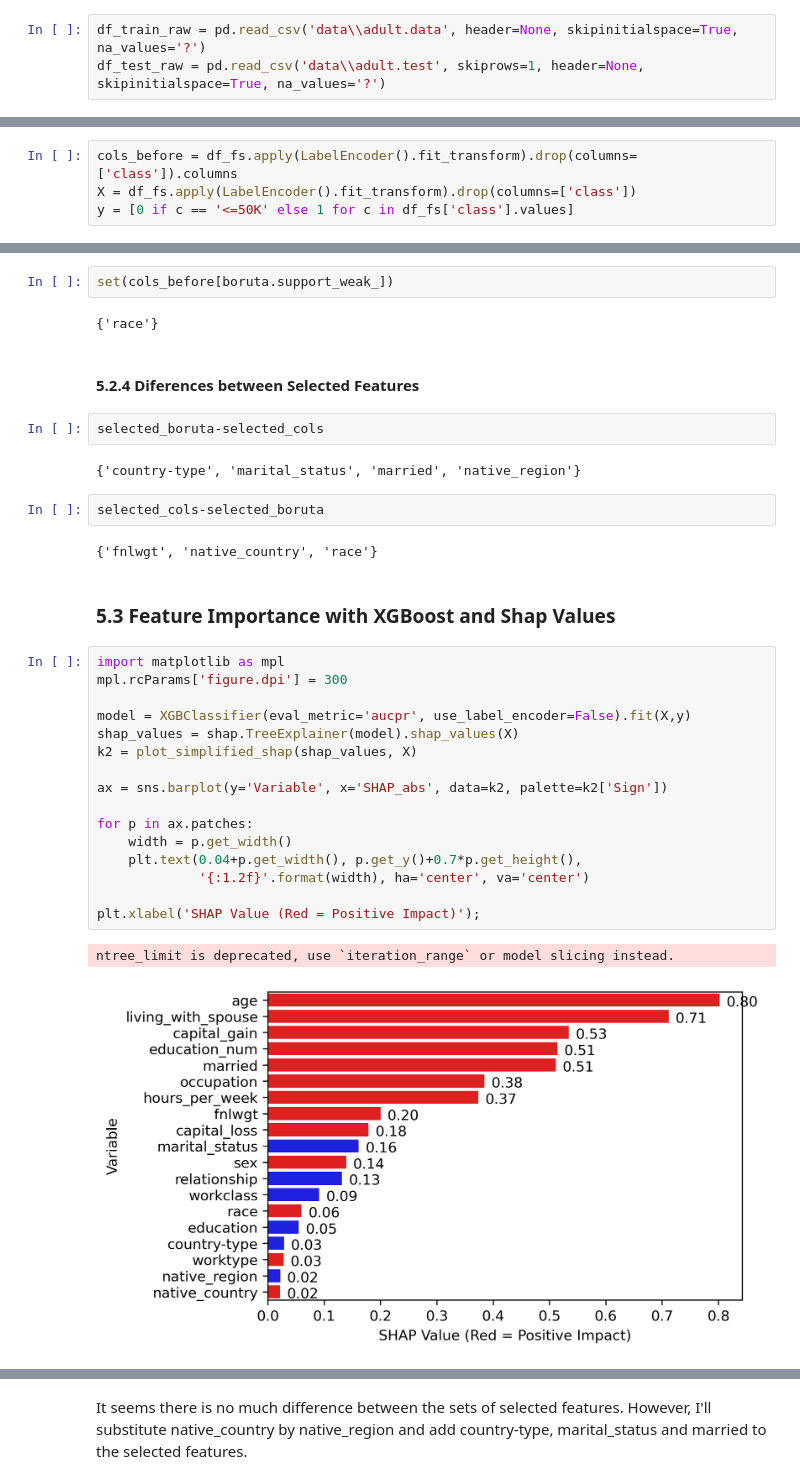
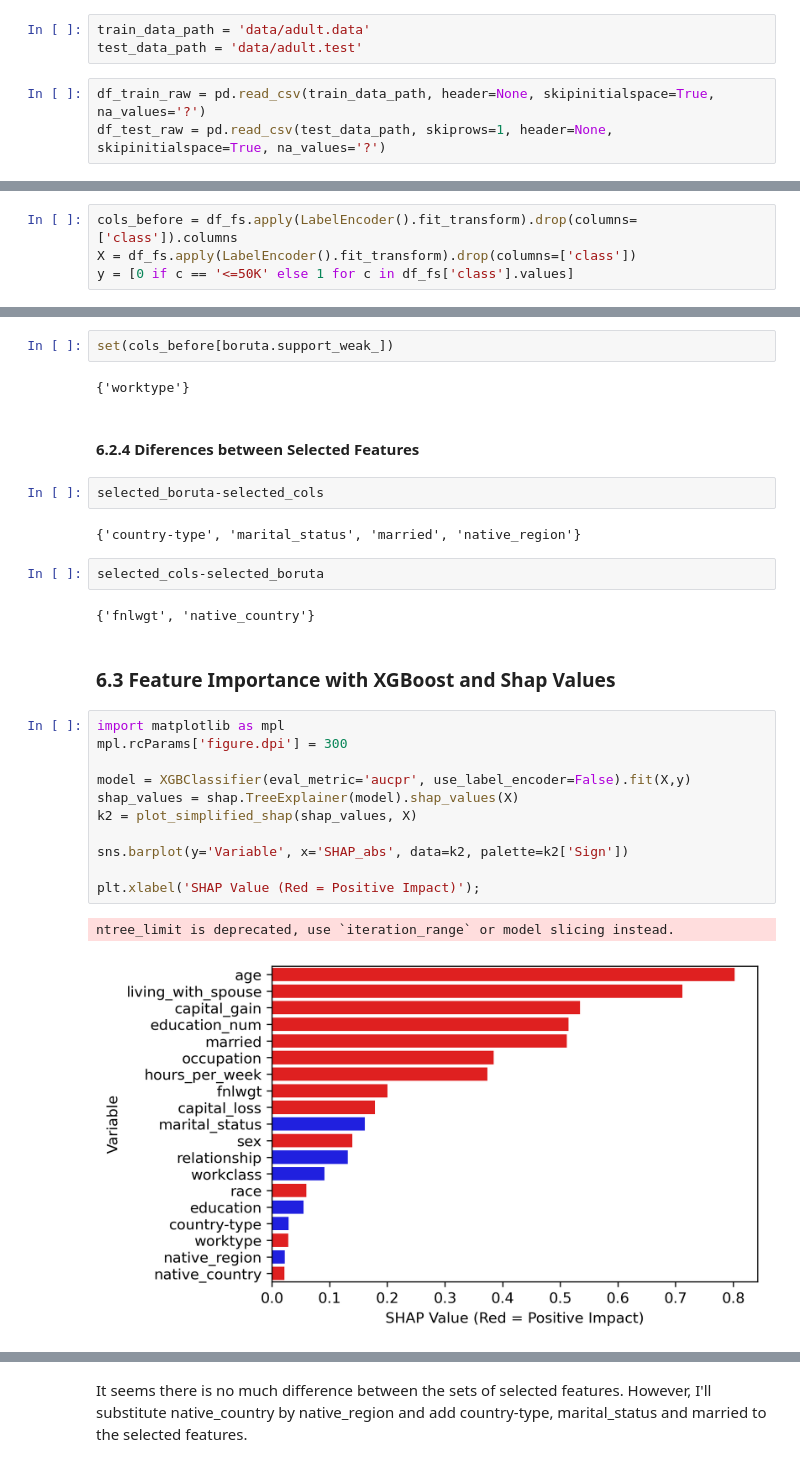
Before and after one commit to provezano/census-income-dataset, a Jupyter notebook: census-income.ipynb, the cells around one changed output, grey strips where cells are left out. Drawn from its saved outputs; the diff is of its cells as text.

```diff
--- a/census-income.ipynb
+++ b/census-income.ipynb
@@ -79,9 +81,12 @@ def plot_simplified_shap(df_shap, df):
     return k2
 # %% [markdown]
 ### 1.3 Load the dataset
+# %%
+train_data_path = 'data/adult.data'
+test_data_path = 'data/adult.test'
 # %%
-df_train_raw = pd.read_csv('data\\adult.data', header=None, skipinitialspace=True, na_values='?')
-df_test_raw = pd.read_csv('data\\adult.test', skiprows=1, header=None, skipinitialspace=True, na_values='?')
+df_train_raw = pd.read_csv(train_data_path, header=None, skipinitialspace=True, na_values='?')
+df_test_raw = pd.read_csv(test_data_path, skiprows=1, header=None, skipinitialspace=True, na_values='?')
 # %% [markdown]
 ### 1.4 Rename columns
 # %%
@@ -875,9 +885,9 @@ set(cols_before)-(set(cols_before[boruta.support_]).union(set(cols_before[boruta
 # %%
 set(cols_before[boruta.support_weak_])
 # %% [output]
-{'race'}
+{'worktype'}
 # %% [markdown]
-#### 5.2.4 Diferences between Selected Features
+#### 6.2.4 Diferences between Selected Features
 # %%
 selected_boruta-selected_cols
 # %% [output]
@@ -885,26 +895,21 @@ selected_boruta-selected_cols
 # %%
 selected_cols-selected_boruta
 # %% [output]
-{'fnlwgt', 'native_country', 'race'}
+{'fnlwgt', 'native_country'}
 # %% [markdown]
-### 5.3 Feature Importance with XGBoost and Shap Values
+### 6.3 Feature Importance with XGBoost and Shap Values
 # %%
 import matplotlib as mpl
 mpl.rcParams['figure.dpi'] = 300
 
 model = XGBClassifier(eval_metric='aucpr', use_label_encoder=False).fit(X,y)
 shap_values = shap.TreeExplainer(model).shap_values(X)
 k2 = plot_simplified_shap(shap_values, X)
 
-ax = sns.barplot(y='Variable', x='SHAP_abs', data=k2, palette=k2['Sign'])
-
-for p in ax.patches:
-    width = p.get_width()
-    plt.text(0.04+p.get_width(), p.get_y()+0.7*p.get_height(),
-             '{:1.2f}'.format(width), ha='center', va='center')
+sns.barplot(y='Variable', x='SHAP_abs', data=k2, palette=k2['Sign'])
 
 plt.xlabel('SHAP Value (Red = Positive Impact)');
 # %% [output]
 ntree_limit is deprecated, use `iteration_range` or model slicing instead.
-[figure, old version]
+[figure, new version]
 # %% [markdown]
```
Also changed, not shown: parts of 46 cells of this notebook.
